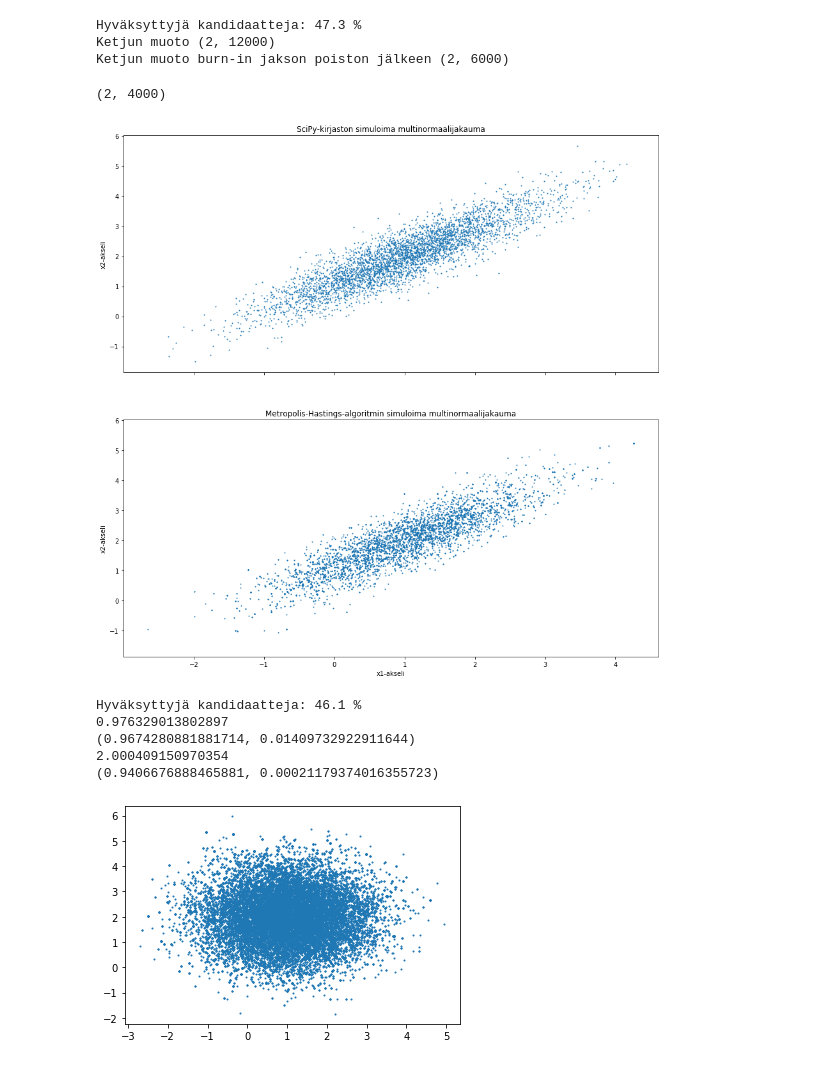
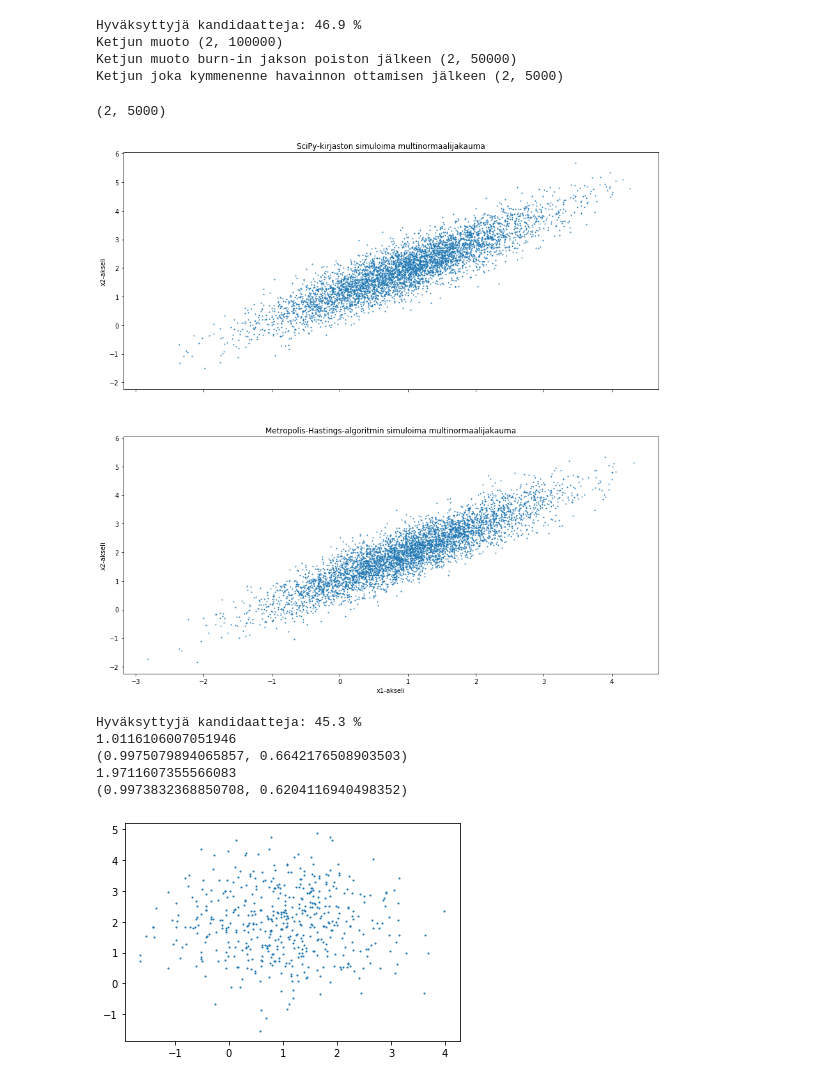
Before and after one commit to Jsos17/Monte_Carlo, a Jupyter notebook: Metropolis-Hastings_multinormal.ipynb, the cells around one changed output. Cells and saved outputs as stored; diff of their text form; code cells hidden in the pictures.

Commit message:
Take only every 10th value in Markov chain

```diff
--- a/Metropolis-Hastings_multinormal.ipynb
+++ b/Metropolis-Hastings_multinormal.ipynb
@@ -22,8 +22,7 @@ def metropolis_hastings(uniform_rng, chain_start, n, logtarget, candidate_genera
     print(f"Hyväksyttyjä kandidaatteja: {(accepted/n)*100:.1f} %")
     return chain
 # %%
-uniform_rng = RandomState(1729)
-proposal_rng = RandomState(2)
+rng = RandomState(1729)
 
 mu = np.array([[1], [2]])
 sigma = np.array([[1, 0.9], [0.9, 1]])
@@ -32,22 +31,26 @@ sigma_inverse = np.linalg.inv(sigma)
 # Multinormaalijakauman tiheysfunktion logaritmi ilman normalisointivakioita
 logtarget = lambda x: -0.5 * np.transpose(x - mu) @ sigma_inverse @ (x - mu)
 # Autoregressive generating density
-proposal_density = lambda x: mu - (x - mu) + proposal_rng.uniform(low=-1, high=1, size=2).reshape(2,1)
+proposal_density = lambda x: mu - (x - mu) + rng.uniform(low=-1, high=1, size=2).reshape(2,1)
 
-chain = metropolis_hastings(uniform_rng, np.array([[1.0], [2.0]]), 12000, logtarget, proposal_density)
+chain = metropolis_hastings(rng, np.array([[1.0], [2.0]]), 100_000, logtarget, proposal_density)
 print(f"Ketjun muoto {chain.shape}")
 
 chain_without_burn_in = chain[:, chain.shape[1] // 2:]
 print(f"Ketjun muoto burn-in jakson poiston jälkeen {chain_without_burn_in.shape}")
+
+chain_with_gaps = chain_without_burn_in[:,::10]
+print(f"Ketjun joka kymmenenne havainnon ottamisen jälkeen {chain_with_gaps.shape}")
 # %% [output]
-Hyväksyttyjä kandidaatteja: 47.3 %
-Ketjun muoto (2, 12000)
-Ketjun muoto burn-in jakson poiston jälkeen (2, 6000)
+Hyväksyttyjä kandidaatteja: 46.9 %
+Ketjun muoto (2, 100000)
+Ketjun muoto burn-in jakson poiston jälkeen (2, 50000)
+Ketjun joka kymmenenne havainnon ottamisen jälkeen (2, 5000)
 # %%
-scipy_multinormal = multivariate_normal.rvs(mean=mu.reshape(2,), cov=sigma, size=4000, random_state=RandomState(99)).T
+scipy_multinormal = multivariate_normal.rvs(mean=mu.reshape(2,), cov=sigma, size=5000, random_state=RandomState(99)).T
 print(scipy_multinormal.shape)
 # %% [output]
-(2, 4000)
+(2, 5000)
 # %%
 fig, ax = plt.subplots(2,1, sharex=True, sharey=True)
 fig.set_figheight(15)
@@ -56,7 +59,7 @@ fig.set_figwidth(15)
 ax[0].scatter(scipy_multinormal[0], scipy_multinormal[1], s=1)
 ax[0].set_title("SciPy-kirjaston simuloima multinormaalijakauma")
 
-ax[1].scatter(chain_without_burn_in[0,:], chain_without_burn_in[1,:], s=1)
+ax[1].scatter(chain_with_gaps[0,:], chain_with_gaps[1,:], s=1)
 ax[1].set_title("Metropolis-Hastings-algoritmin simuloima multinormaalijakauma")
 
 for axis in ax.flat:
@@ -65,35 +68,34 @@ for axis in ax.flat:
 
 plt.show()
 # %% [output]
-[figure, old version]
+[figure, new version]
 # %%
-uniform_rng = RandomState(172)
-proposal_rng = RandomState(20)
+rng = RandomState(172)
+
 mu = np.array([[1], [2]])
 sigma = np.array([[1.0, 0.0], [0.0, 1.0]])
 sigma_inverse = np.linalg.inv(sigma)
 
 # Multinormaalijakauman tiheysfunktion logaritmi ilman normalisointivakioita
 logtarget = lambda x: -0.5 * np.transpose(x - mu) @ (x - mu)
 # Autoregressive generating density
 proposal_density = lambda x: mu - (x - mu) + 2*RandomState().uniform(low=-1, high=1, size=2).reshape(2,1)
-n = 50000
+n = 10000
 chain = metropolis_hastings(RandomState(), np.array([[1.0], [2.0]]), n, logtarget, proposal_density)
-without = chain[:, chain.shape[1] // 2:]
+without = chain[:, chain.shape[1] // 2:][:,::10]
 
-#print(without[0, :100])
 print(np.average(without[0,:]))
-print(stats.shapiro(without[0,:100]))
+print(stats.shapiro(without[0,:]))
 #print(without[1, :100])
 print(np.average(without[1,:]))
-print(stats.shapiro(without[1,:100]))
+print(stats.shapiro(without[1,:]))
 
 plt.scatter(without[0], without[1], s=1)
 plt.show()
 # %% [output]
-Hyväksyttyjä kandidaatteja: 46.1 %
-0.976329013802897
-(0.9674280881881714, 0.01409732922911644)
-2.000409150970354
-(0.9406676888465881, 0.00021179374016355723)
+Hyväksyttyjä kandidaatteja: 45.3 %
+1.0116106007051946
+(0.9975079894065857, 0.6642176508903503)
+1.9711607355566083
+(0.9973832368850708, 0.6204116940498352)
-[figure, old version]
+[figure, new version]
```
Also changed, not shown: 2 other files.
